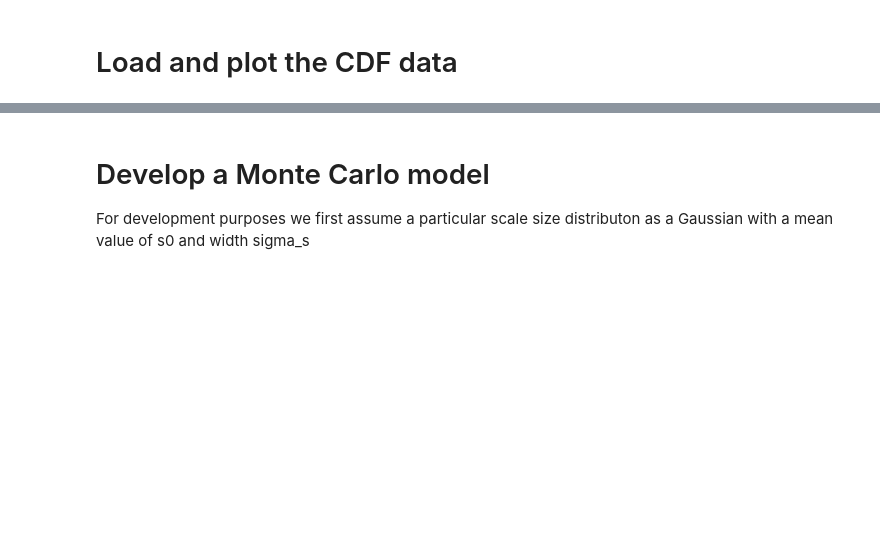
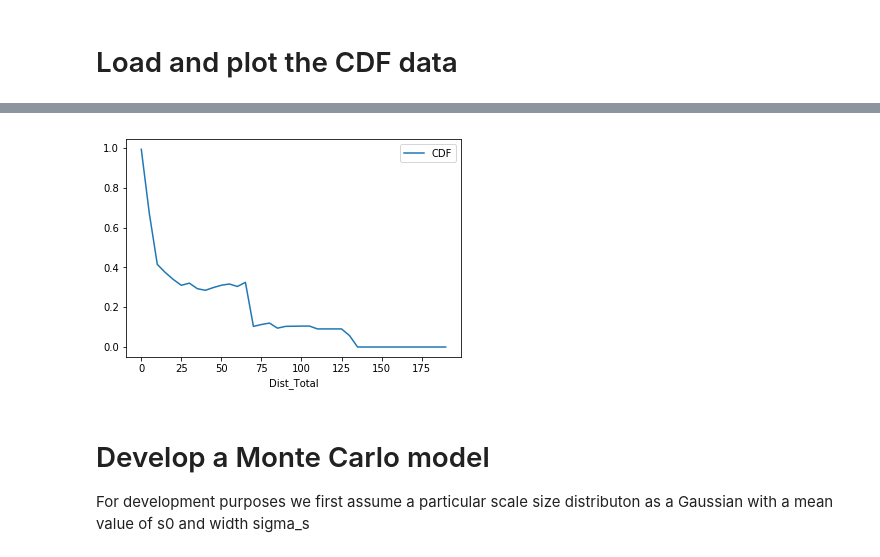
Before and after one commit to mshumko/ac6_microburst_scale_sizes, a Jupyter notebook: models/microburst_scale_size_model.ipynb, the cells around one changed output, grey strips where cells are left out. Drawn from its saved outputs; the diff is of its cells as text; code cells hidden in the pictures; blank space fills up the shorter version.

```diff
--- a/models/microburst_scale_size_model.ipynb
+++ b/models/microburst_scale_size_model.ipynb
@@ -13,5 +14,5 @@ plt.style.use('Solarize_Light2')
 # %% [markdown]
 # Load and plot the CDF data
 # %%
-cdf_path = './../data/cdf_vs_sep.csv'
-cdf_data = np.loadtxt(cdf_path, delimiter=',')
+cdf_path = './../data/microburst_cdf_pdf_norm_v0.csv'
+cdf_data = pd.read_csv(cdf_path)
@@ -24,3 +28,7 @@ plt.xlabel('Separation [km]'); plt.ylabel('CDF');
+# %%
+cdf_data.plot(x='Dist_Total', y='CDF');
+# %% [output]
+[figure, added]
 # %% [markdown]
 # Develop a Monte Carlo model
 For development purposes we first assume a particular scale size distributon as a Gaussian with a mean value of s0 and width sigma_s
```
Also changed, not shown: parts of 15 cells of this notebook, 2 other files.
